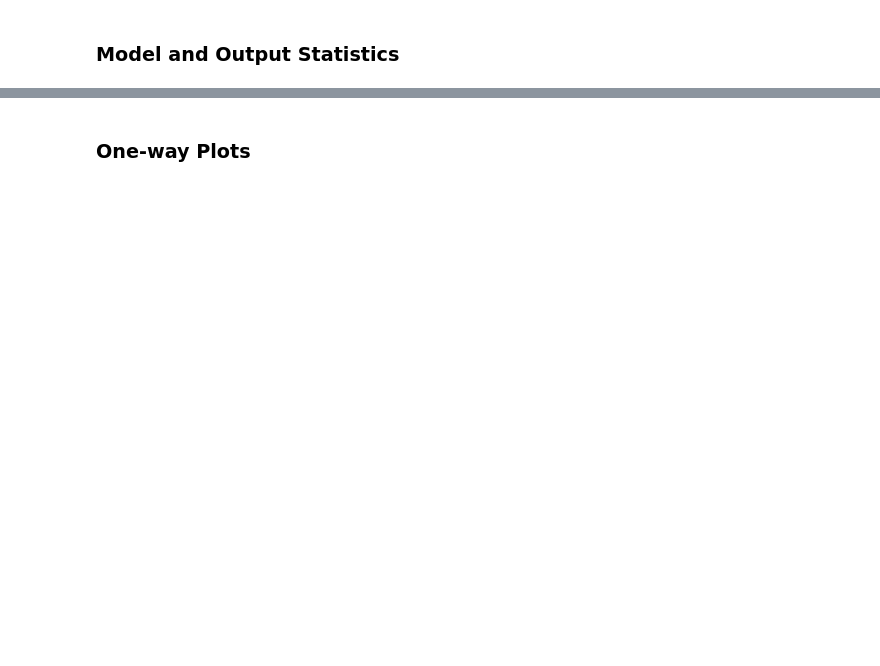
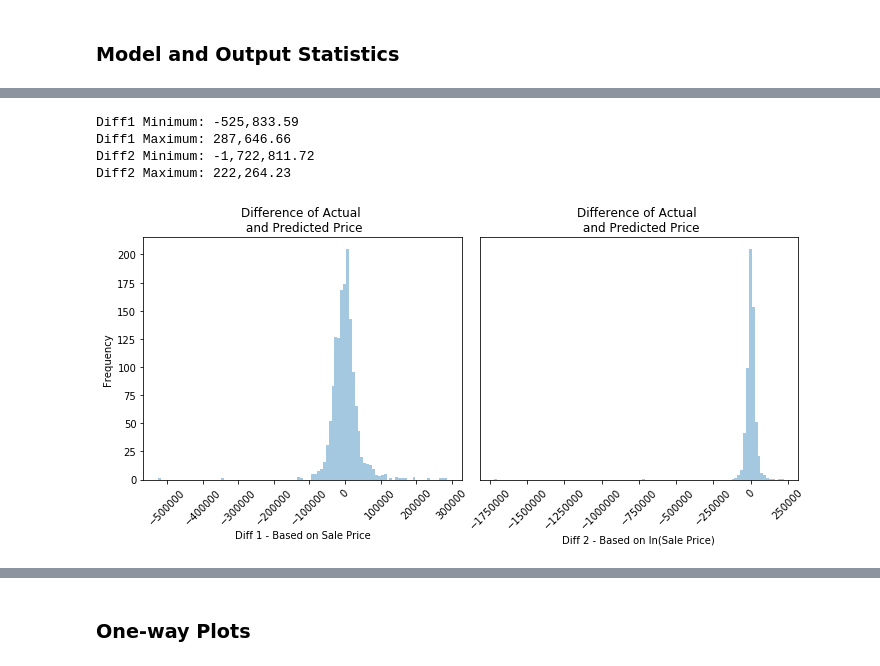
Before and after one commit to jamielynethorpe/Group-6-Project-1, a Jupyter notebook: Project1_Final.ipynb, the cells around one changed output, grey strips where cells are left out. Cells and saved outputs as stored; diff of their text form; code cells hidden in the pictures; blank space fills up the shorter version.

```diff
--- a/Project1_Final.ipynb
+++ b/Project1_Final.ipynb
@@ -228,30 +294,35 @@ print(model_ln.summary())
 # %%
 # Plot of the difference between Actual and Predicted
 norm_data["Pred1"] = model_ols.predict()
 norm_data["Diff1"] = norm_data["saleprice"] - norm_data["Pred1"]
 norm_data["Pred2"] = np.exp(model_ln.predict())
 norm_data["Diff2"] = norm_data["saleprice"] - norm_data["Pred2"]
 print("Diff1 Minimum: " + "{:,.2f}".format(norm_data["Diff1"].min()))
 print("Diff1 Maximum: " + "{:,.2f}".format(norm_data["Diff1"].max()))
 print("Diff2 Minimum: " + "{:,.2f}".format(norm_data["Diff2"].min()))
 print("Diff2 Maximum: " + "{:,.2f}".format(norm_data["Diff2"].max()))
 
-bn = 15 #custom binning variable
-
+bn = 100 #custom binning variable
 plt.figure(figsize = (10,5))
 plt.subplot(1,2,1)
 sns.distplot(norm_data["Diff1"], kde= False,bins=bn)
-plt.xticks(rotation = 60)
+plt.xticks(rotation = 45)
 plt.ylabel("Frequency")
 plt.xlabel("Diff 1 - Based on Sale Price")
 plt.title("Difference of Actual \n and Predicted Price")
 plt.subplot(1,2,2)
 sns.distplot(norm_data["Diff2"], kde= False,bins=bn)
-plt.xticks(rotation = 60)
+plt.xticks(rotation = 45)
 plt.title("Difference of Actual \n and Predicted Price")
 plt.xlabel("Diff 2 - Based on ln(Sale Price)")
 plt.yticks([])
 plt.tight_layout()
 plt.savefig("hist.png")
 plt.show()
+# %% [output]
+Diff1 Minimum: -525,833.59
+Diff1 Maximum: 287,646.66
+Diff2 Minimum: -1,722,811.72
+Diff2 Maximum: 222,264.23
+[figure, added]
 # %%
```
Also changed, not shown: parts of 29 cells of this notebook, 2 other files.
